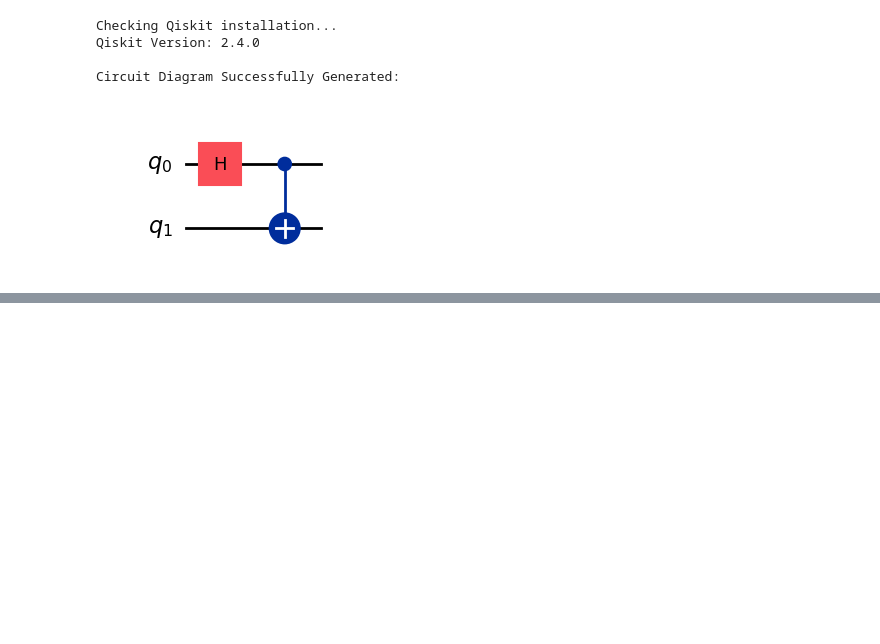
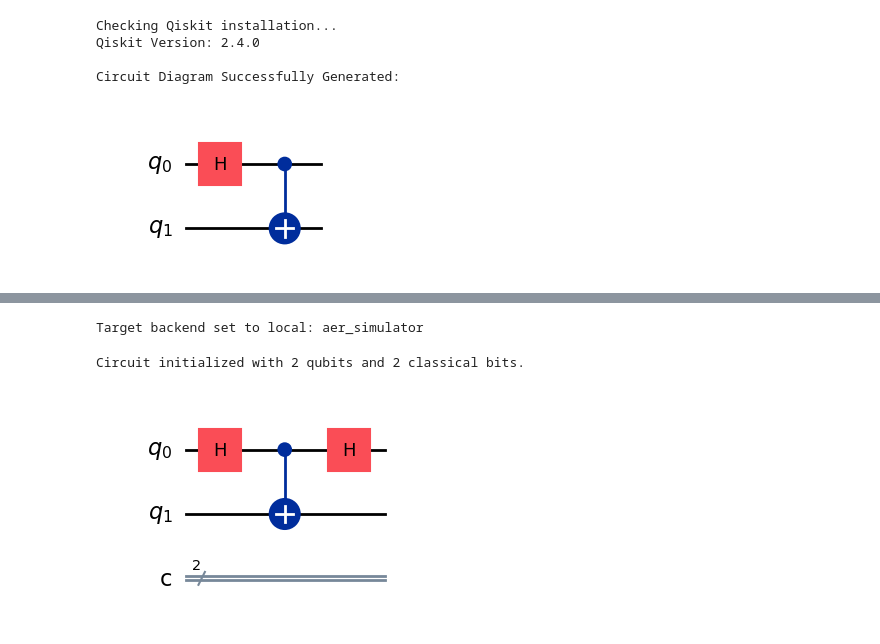
Before and after one commit to JenovicLumu/Quantum-Project, a Jupyter notebook: lab_check.ipynb, the cells around one changed output, grey strips where cells are left out. Cells and saved outputs as stored; diff of their text form; code cells hidden in the pictures; blank space fills up the shorter version.

Commit message:
Finalized Quantum Project

```diff
--- a/lab_check.ipynb
+++ b/lab_check.ipynb
@@ -57,0 +76,28 @@ Experimental Results: {'11': 524, '00': 500}
+# %%
+from qiskit_aer import AerSimulator
+
+# Instead of asking the Cloud for a simulator, we use your own computer.
+# This is much faster for a researcher's workflow.
+backend = AerSimulator()
+
+print(f"Target backend set to local: {backend.name}")
+# %% [output]
+Target backend set to local: aer_simulator
+# %%
+from qiskit import QuantumCircuit
+
+# Create a Quantum Circuit with 2 qubits and 2 classical bits
+# Syntax: QuantumCircuit(number_of_qubits, number_of_classical_bits)
+qc = QuantumCircuit(2, 2)
+
+print("Circuit initialized with 2 qubits and 2 classical bits.")
+# %% [output]
+Circuit initialized with 2 qubits and 2 classical bits.
+# %%
+# Apply a Hadamard gate to qubit 0
+qc.h(0)
+
+# Draw the circuit using the Matplotlib renderer for research-grade visuals
+qc.draw('mpl')
+# %% [output]
+[figure, added]
```
Also changed, not shown: parts of 7 cells of this notebook.
